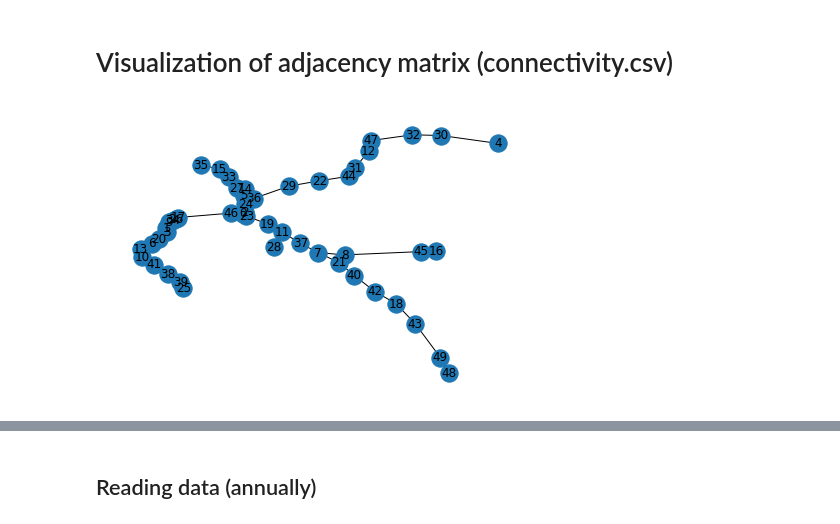
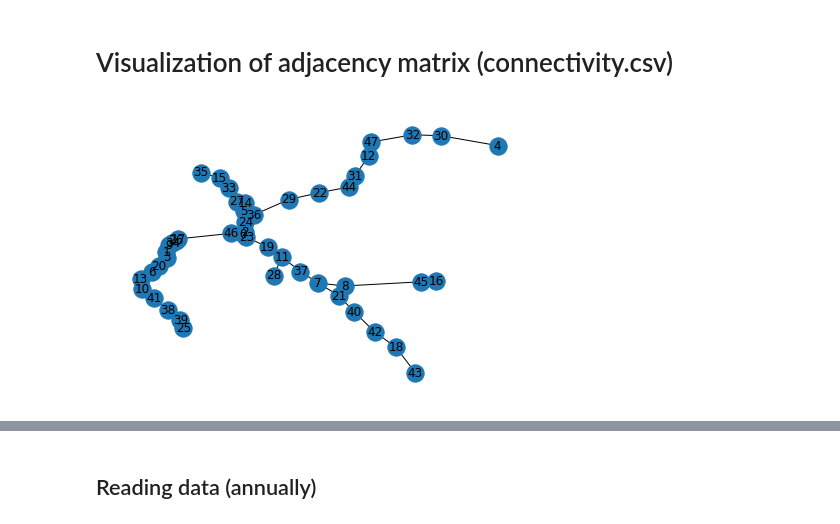
Before and after one commit to khzhang2/BART_Ridership_Prediction, a Jupyter notebook: Deep Gravity - Model - ConvGraph.ipynb, the cells around one changed output, grey strips where cells are left out. Cells and saved outputs as stored; diff of their text form; code cells hidden in the pictures.

```diff
--- a/Deep Gravity - Model - ConvGraph.ipynb
+++ b/Deep Gravity - Model - ConvGraph.ipynb
@@ -11,13 +12,13 @@ dgu.setup_seed(12)
 # %%
 import networkx as nx
 
-adj_mat = pd.read_csv('./data/connectivity.csv', index_col=0).to_numpy()
-station_coor = pd.read_csv('./data/station-coor.csv', index_col=0)
+adj_mat = pd.read_csv('./data/connectivity.csv', index_col=0).to_numpy()[:48, :48]
+station_coor = pd.read_csv('./data/station-coor.csv', index_col=0).iloc[:48, :]
 
 pos0 = np.array(station_coor[['lon', 'lat']])
 npos = dict(zip(np.array(station_coor.index), pos0))  # 获取节点与坐标之间的映射关系，用字典表示
 
 G = nx.from_numpy_matrix(adj_mat)
 nx.draw(G, with_labels=True, pos=npos)
 # %% [output]
-[figure, old version]
+[figure, new version]
```
Also changed, not shown: parts of 8 cells of this notebook.
